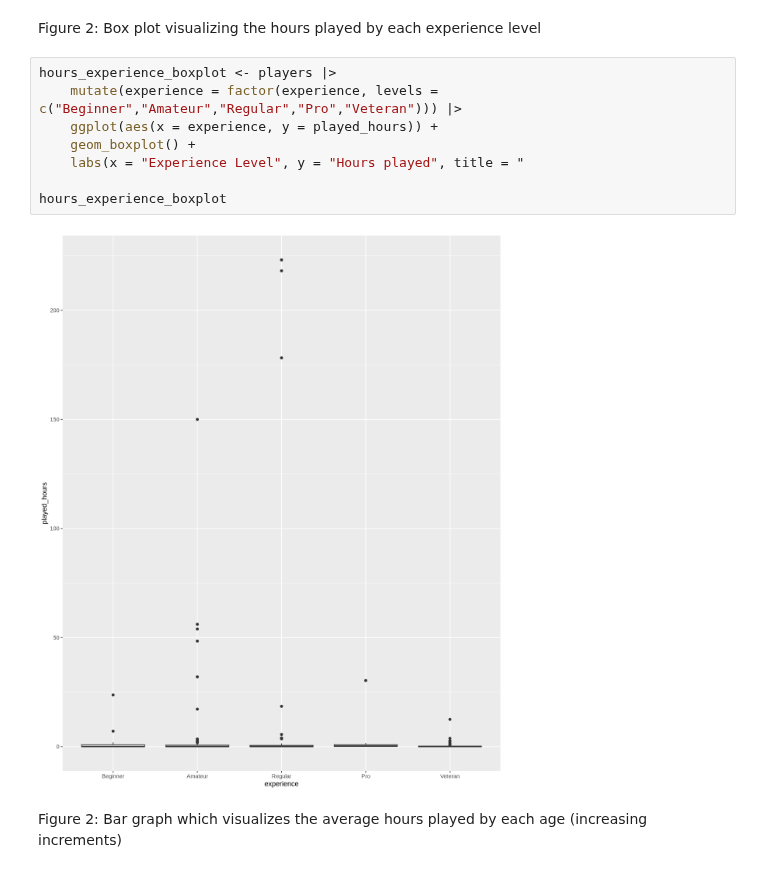
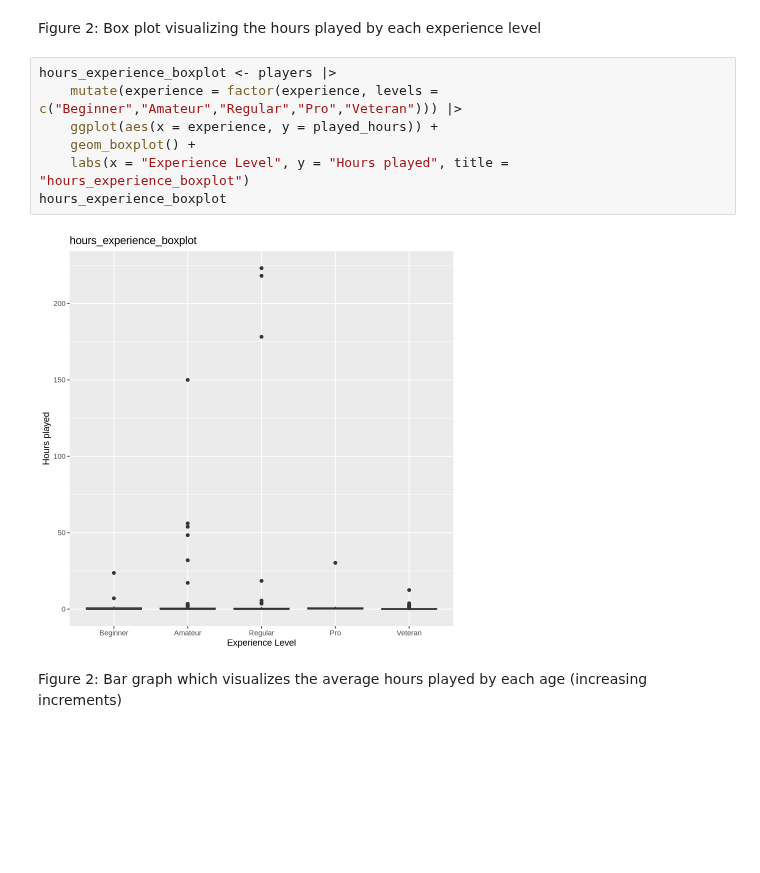
Before and after one commit to Chalkkk/dsci-final-group-project, a Jupyter notebook: final_project.ipynb, the cells around one changed output. Cells and saved outputs as stored; diff of their text form; blank space fills up the shorter version.

```diff
--- a/final_project.ipynb
+++ b/final_project.ipynb
@@ -277,13 +295,12 @@ Figure 2: Box plot visualizing the hours played by each experience level
 # %%
 hours_experience_boxplot <- players |>
     mutate(experience = factor(experience, levels = c("Beginner","Amateur","Regular","Pro","Veteran"))) |>
     ggplot(aes(x = experience, y = played_hours)) +
     geom_boxplot() +
-    labs(x = "Experience Level", y = "Hours played", title = "
-
+    labs(x = "Experience Level", y = "Hours played", title = "hours_experience_boxplot")
 hours_experience_boxplot
 # %% [output]
-[figure, old version]
+[figure, new version]
 # %% [markdown]
 Figure 2: Bar graph which visualizes the average hours played by each age (increasing increments)
 # %%
```
Also changed, not shown: parts of 4 cells of this notebook.
